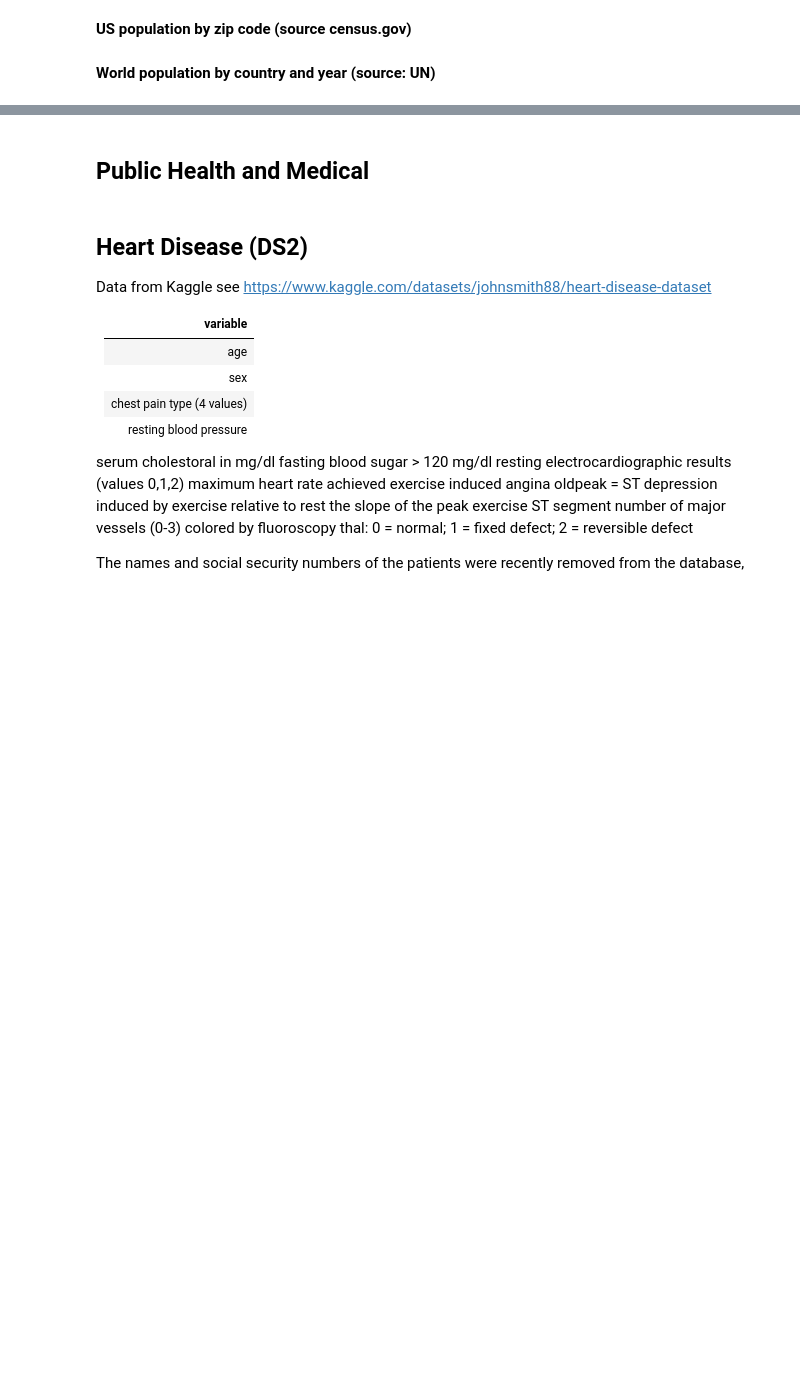
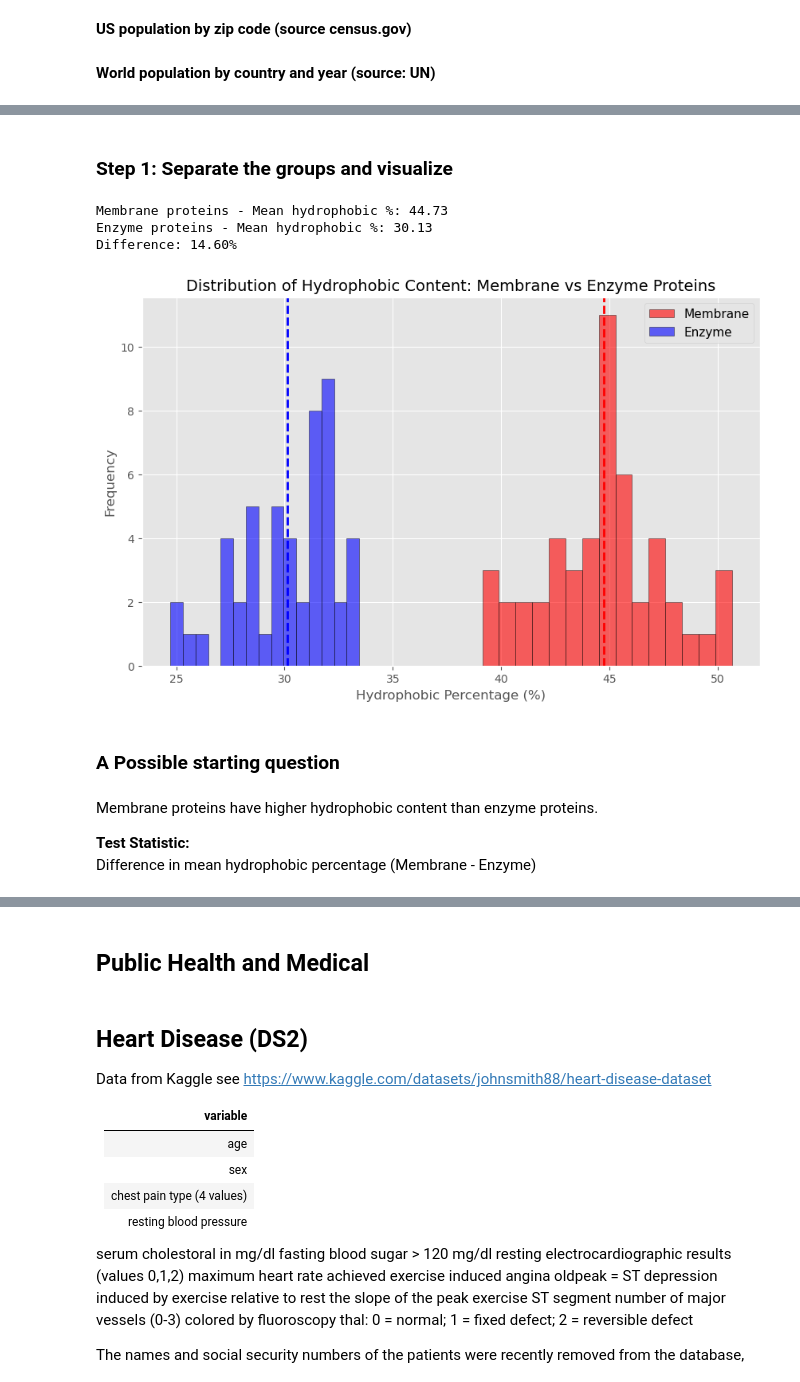
Before and after one commit to laserchemist/datascience, a Jupyter notebook: Fall 2025/Group-project/Group_Project_Datasets.ipynb, the cells around one changed output, grey strips where cells are left out. Drawn from its saved outputs; the diff is of its cells as text; code cells hidden in the pictures; blank space fills up the shorter version.

```diff
--- a/Fall 2025/Group-project/Group_Project_Datasets.ipynb
+++ b/Fall 2025/Group-project/Group_Project_Datasets.ipynb
@@ -47,0 +655,18 @@ worldpop.where('Country','France').show(3)
+# %%
+# Define amino acid groups
+hydrophobic = "AVILMFWP"
+hydrophilic = "STNQC"
+charged_positive = "KRH"
+charged_negative = "DE"
+
+# Calculate hydrophobic percentage for each protein using apply()
+
+# Calculate for all proteins
+hydrophobic_pct = [calculate_aa_composition(seq, hydrophobic)
+                   for seq in proteins.column('Sequence')]
+
+# Add as column
+proteins = proteins.with_column('Hydrophobic_%', hydrophobic_pct)
+
+# Display result
+proteins
@@ -47,0 +696,41 @@ worldpop.where('Country','France').show(3)
+# %% [markdown]
+### Step 1: Separate the groups and visualize
+# %%
+# Separate proteins by functional class
+membrane = proteins.where('Function_Class', 'Membrane')
+enzyme = proteins.where('Function_Class', 'Enzyme')
+
+# Calculate means
+membrane_mean = np.mean(membrane.column('Hydrophobic_%'))
+enzyme_mean = np.mean(enzyme.column('Hydrophobic_%'))
+
+print(f"Membrane proteins - Mean hydrophobic %: {membrane_mean:.2f}")
+print(f"Enzyme proteins - Mean hydrophobic %: {enzyme_mean:.2f}")
+print(f"Difference: {membrane_mean - enzyme_mean:.2f}%")
+# %% [output]
+Membrane proteins - Mean hydrophobic %: 44.73
+Enzyme proteins - Mean hydrophobic %: 30.13
+Difference: 14.60%
+# %%
+# Visualize distributions
+plt.figure(figsize=(10, 6))
+plt.hist(membrane.column('Hydrophobic_%'), bins=15, alpha=0.6,
+         color='red', edgecolor='black', label='Membrane')
+plt.hist(enzyme.column('Hydrophobic_%'), bins=15, alpha=0.6,
+         color='blue', edgecolor='black', label='Enzyme')
+plt.axvline(membrane_mean, color='red', linestyle='--', linewidth=2)
+plt.axvline(enzyme_mean, color='blue', linestyle='--', linewidth=2)
+plt.xlabel('Hydrophobic Percentage (%)', fontsize=12)
+plt.ylabel('Frequency', fontsize=12)
+plt.title('Distribution of Hydrophobic Content: Membrane vs Enzyme Proteins', fontsize=14)
+plt.legend(fontsize=11)
+plt.show()
+# %% [output]
+[figure, added]
+# %% [markdown]
+### A Possible starting question
+# %% [markdown]
+Membrane proteins have higher hydrophobic content than enzyme proteins.
+
+**Test Statistic:**
+Difference in mean hydrophobic percentage (Membrane - Enzyme)
```
Also changed, not shown: parts of 58 cells of this notebook, 8 other files.
